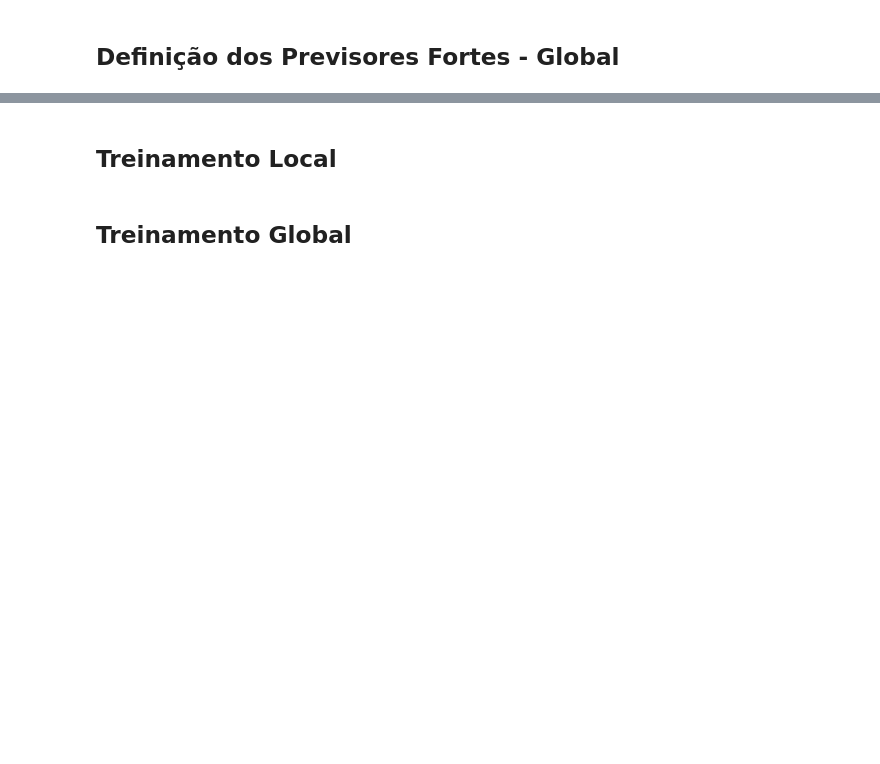
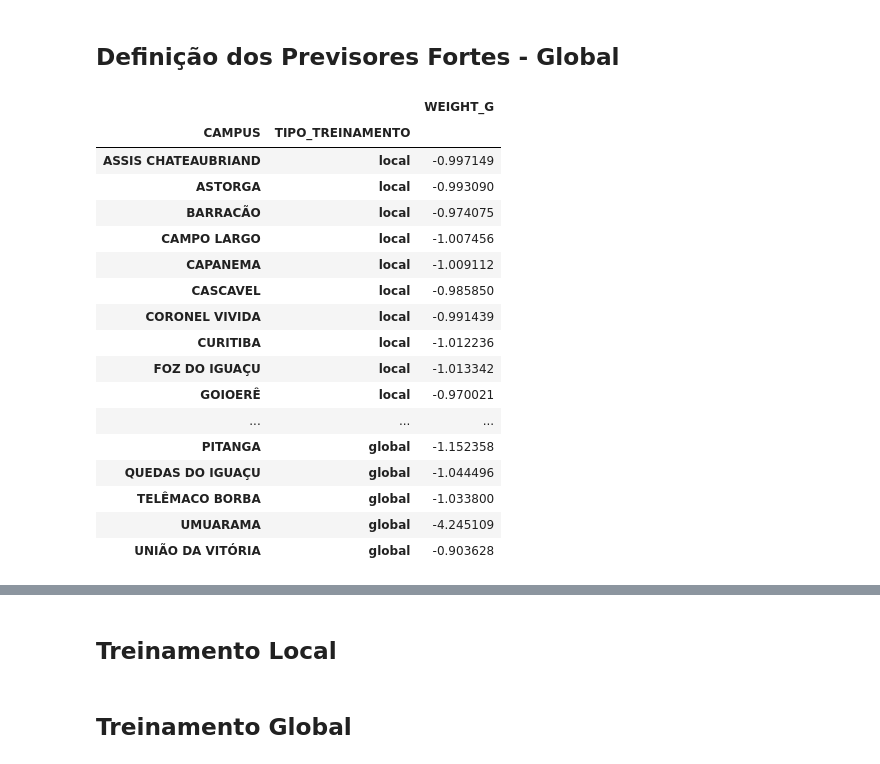
Before and after one commit to eduardoalba0/ppgeps_dissertacao, a Jupyter notebook: 05 - Resultados - Regressão.ipynb, the cells around one changed output, grey strips where cells are left out. Cells and saved outputs as stored; diff of their text form; code cells hidden in the pictures; blank space fills up the shorter version.

```diff
--- a/05 - Resultados - Regressão.ipynb
+++ b/05 - Resultados - Regressão.ipynb
@@ -310,44 +363,57 @@ df_wsb_prev_forte
 ## Definição dos Previsores Fortes - Global
 # %%
 # Treinamento global
-df_aux_treino = []
-df_aux_test = []
+for horizonte in HORIZONTES:
+    df_aux_treino = []
+    df_aux_test = []
 
-for campus, dados in df_treino.sort_values("DATA").groupby("CAMPUS"):
-    dados_treino, dados_teste = train_test_split(dados, test_size=12, shuffle=False)
-    df_aux_treino.append(dados_treino)
-    df_aux_test.append(dados_teste)
+    for campus, dados in dfs_treino[horizonte].sort_values("DATA").groupby("CAMPUS"):
+        dados_treino, dados_teste = train_test_split(dados, test_size=horizonte, shuffle=False)
+        df_aux_treino.append(dados_treino)
+        df_aux_test.append(dados_teste)
 
-df_aux_treino = pd.DataFrame(pd.concat(df_aux_treino, ignore_index=True))
-df_aux_test = pd.DataFrame(pd.concat(df_aux_test, ignore_index=True))
+    df_aux_treino = pd.DataFrame(pd.concat(df_aux_treino, ignore_index=True))
+    df_aux_test = pd.DataFrame(pd.concat(df_aux_test, ignore_index=True))
 
-for campus, dados in df_aux_test.sort_values("DATA").groupby("CAMPUS"):
-    dados = dados.set_index('DATA')
+    for campus, dados in df_aux_test.sort_values("DATA").groupby("CAMPUS"):
+        dados = dados.set_index('DATA')
 
-    erros = []
-    for nome_modelo in MODELOS:
-        if nome_modelo == "WSB":
-            continue
         # Treina o modelo com os dados de todos os campi
-        strong_pred = get_modelo(nome_modelo)
+        strong_pred = get_modelo(wsb_prev_forte["global"])
         weak_preds = [get_modelo(m) for m in MODELOS if m != "WSB" and m != strong_pred]
         modelo = WSB(strong_predictor=strong_pred, weak_predictors=weak_preds, weight_g=-1)
         modelo = treino(modelo, df_aux_treino, df_features)
 
         # Testa o modelo com os dados do campus atual
-        previsoes = teste(modelo, df_aux_treino[df_aux_treino["CAMPUS"] == campus], dados, df_features, 12)
+        previsoes = teste(modelo, df_aux_treino[df_aux_treino["CAMPUS"] == campus], dados, df_features, horizonte)
         erro = (dados["CONSUMO"].mean() - previsoes["CONSUMO PREVISTO"].mean()) / dados["CONSUMO"].mean()
-        rrmse = calcular_rrmse(dados["CONSUMO"].to_numpy(), previsoes["CONSUMO PREVISTO"].to_numpy())
-        erros.append([rrmse, erro, nome_modelo])
 
-    # Define o modelo com menor RRMSE como o previsor forte
-    erros = sorted(erros, key=lambda x: np.abs(x[0]))
-    wsb_prev_forte[(campus, "global")] = [erros[0][2], -1 + erros[0][1]]
+        # Atualiza o peso individual do campus
+        wsb_pesos[(campus, "global")] = -1 + erro
 
-# Converte o dicionário wsb_prev_forte em um DataFrame
-df_wsb_prev_forte = pd.DataFrame.from_dict(wsb_prev_forte, orient="index", columns=["MODELO", "WEIGHT_G"])
-df_wsb_prev_forte.index = pd.MultiIndex.from_tuples(df_wsb_prev_forte.index, names=["CAMPUS", "TIPO_TREINAMENTO"])
+    # Converte o dicionário wsb_prev_forte em um DataFrame
+    df_wsb_pesos = pd.DataFrame.from_dict(wsb_pesos, orient="index", columns=["WEIGHT_G"])
+    df_wsb_pesos.index = pd.MultiIndex.from_tuples(df_wsb_pesos.index, names=["CAMPUS", "TIPO_TREINAMENTO"])
 
-# Salva o DataFrame em um arquivo CSV
-df_wsb_prev_forte.to_csv(f"./resultados/WSB - Previsores Fortes {HORIZONTE}M.csv", sep=';', decimal='.')
-df_wsb_prev_forte
+    # Salva o DataFrame em um arquivo CSV
+    df_wsb_pesos.to_csv(f"./resultados/WSB - Previsores Fortes {horizonte}M.csv", sep=';', decimal='.')
+    display(df_wsb_pesos)
+# %% [output]
+|  |  | WEIGHT_G |
+| CAMPUS | TIPO_TREINAMENTO |  |
+| ASSIS CHATEAUBRIAND | local | -0.997149 |
+| ASTORGA | local | -0.993090 |
+| BARRACÃO | local | -0.974075 |
+| CAMPO LARGO | local | -1.007456 |
+| CAPANEMA | local | -1.009112 |
+| CASCAVEL | local | -0.985850 |
+| CORONEL VIVIDA | local | -0.991439 |
+| CURITIBA | local | -1.012236 |
+| FOZ DO IGUAÇU | local | -1.013342 |
+| GOIOERÊ | local | -0.970021 |
+| ... | ... | ... |
+| PITANGA | global | -1.152358 |
+| QUEDAS DO IGUAÇU | global | -1.044496 |
+| TELÊMACO BORBA | global | -1.033800 |
+| UMUARAMA | global | -4.245109 |
+| UNIÃO DA VITÓRIA | global | -0.903628 |
```
Also changed, not shown: parts of 11 cells of this notebook, 1 other file.
